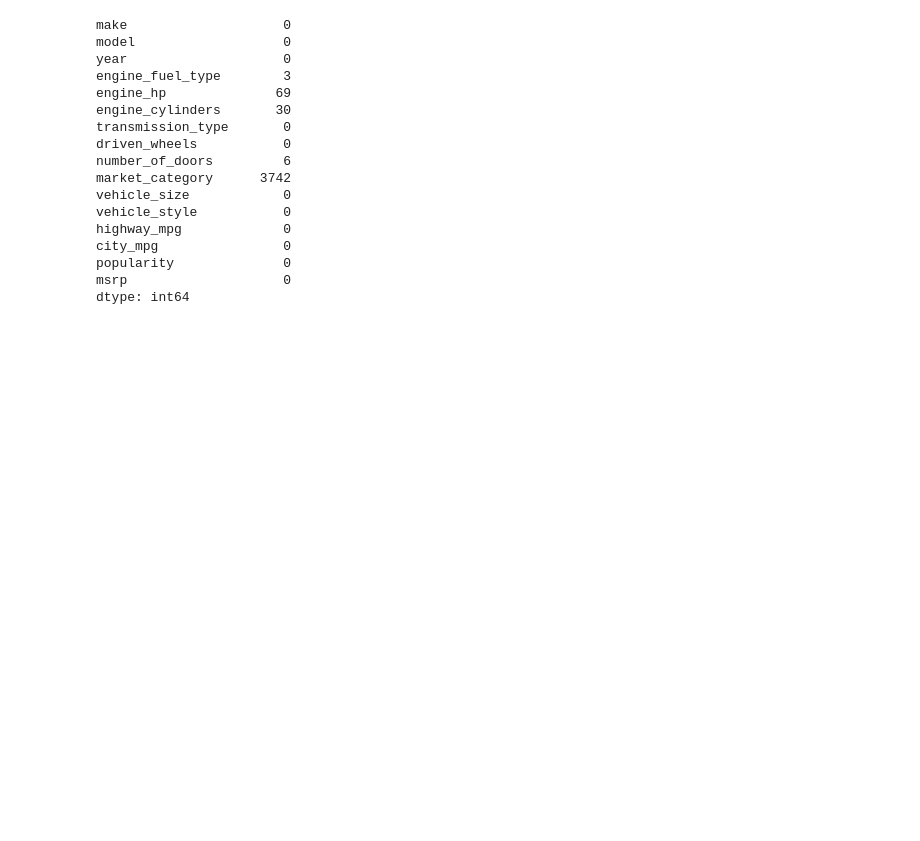
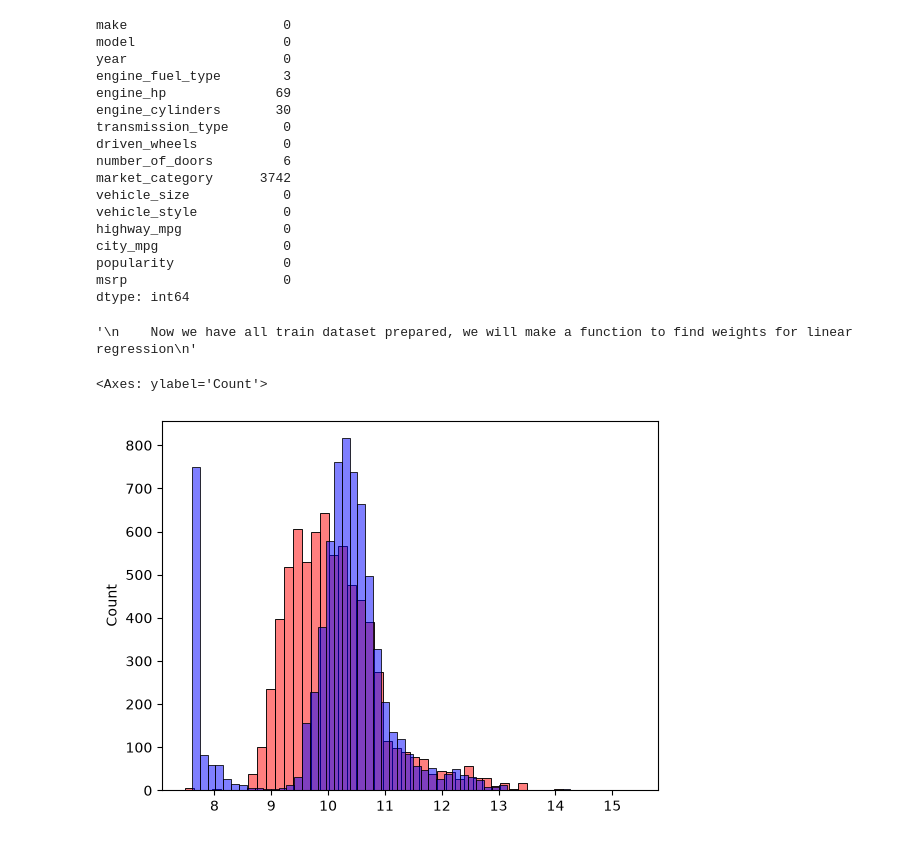
Before and after one commit to Mayurkshirsagar-web/machine_learning_zoomcamp, a Jupyter notebook: 02-regression/car_price_predictor.ipynb, the cells around one changed output. Cells and saved outputs as stored; diff of their text form; code cells hidden in the pictures; blank space fills up the shorter version.

```diff
--- a/02-regression/car_price_predictor.ipynb
+++ b/02-regression/car_price_predictor.ipynb
@@ -164,3 +164,34 @@ y_test = np.log1p(df_test.msrp.values)
 del df_train['msrp']
 del df_val['msrp']
 del df_test['msrp']
+# %%
+'''
+    Now we have all train dataset prepared, we will make a function to find weights for linear regression
+'''
+# %% [output]
+'\n    Now we have all train dataset prepared, we will make a function to find weights for linear regression\n'
+# %%
+# num_columns = list(df_train.loc[:, (df.dtypes == 'int64') | (df_train.dtypes == 'float64')].columns)
+num_columns = ['engine_hp', 'engine_cylinders', 'highway_mpg', 'city_mpg', 'popularity']
+# %%
+# https://github.com/DataTalksClub/machine-learning-zoomcamp/blob/main/02-regression/07-linear-regression-training.md
+def train_linear_regression(X, y):
+    ones = np.ones(X.shape[0])
+    X = np.column_stack([ones, X])
+
+    XTX = X.T.dot(X)
+    XTX_inv = np.linalg.inv(XTX)
+    w_full = XTX_inv.dot(X.T).dot(y)
+
+    return w_full[0], w_full[1:]
+# %%
+X_train = df_train[num_columns].fillna(0).values
+w0, w = train_linear_regression(X_train, y_train)
+# %%
+y_pred = w0 + X_train.dot(w)
+# %%
+sns.histplot(y_pred, color='red', alpha=0.5, bins=50)
+sns.histplot(y_train, color='blue', alpha=0.5, bins=50)
+# %% [output]
+<Axes: ylabel='Count'>
+[figure, added]
```
Also changed, not shown: parts of 2 cells of this notebook.
